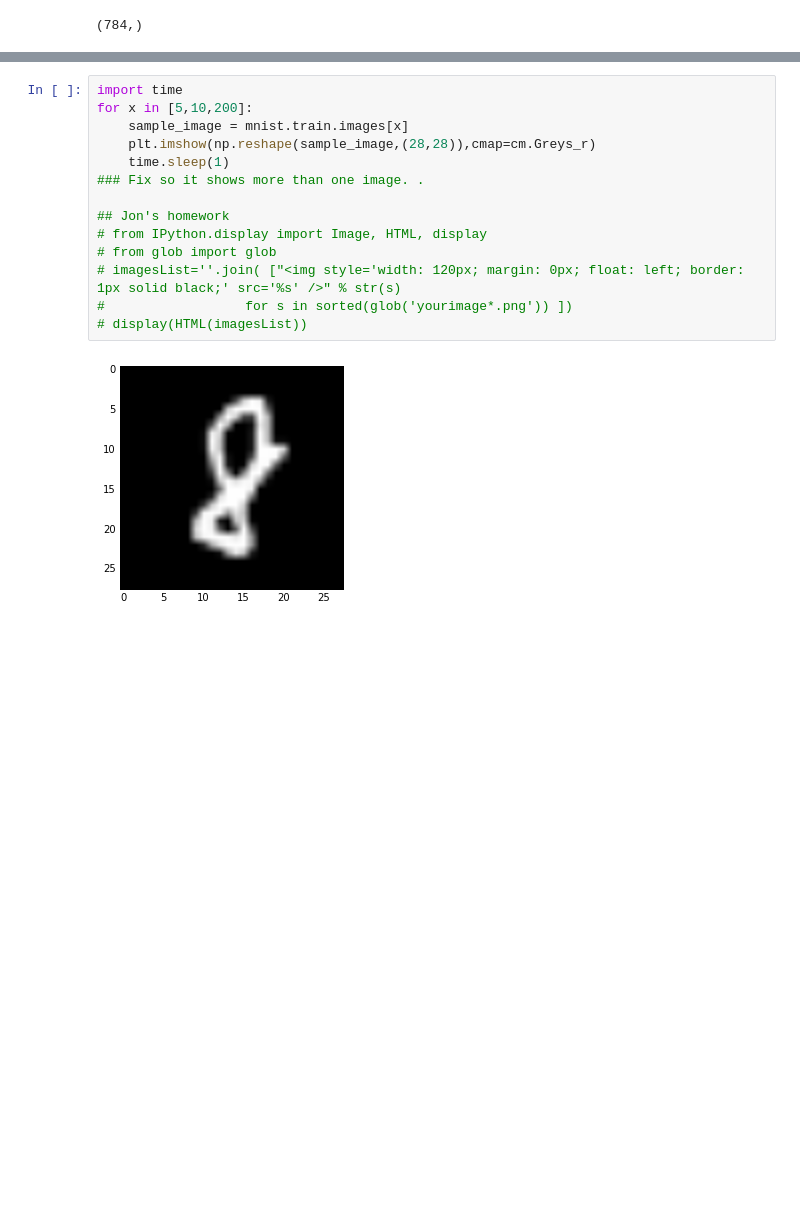
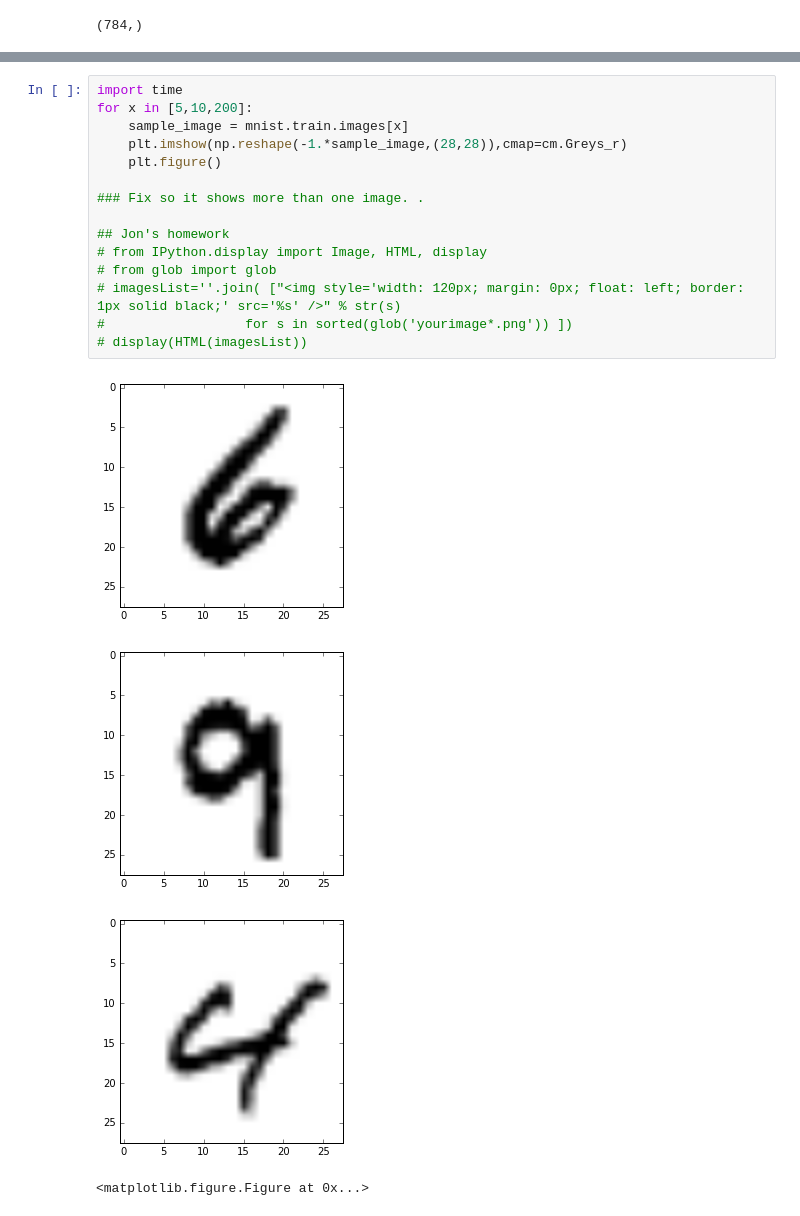
Before and after one commit to dgutman/iPythonNB-Tensorflow-Tutorials, a Jupyter notebook: MNIST TF Demo.ipynb, the cells around one changed output, grey strips where cells are left out. Cells and saved outputs as stored; diff of their text form; blank space fills up the shorter version.

```diff
--- a/MNIST TF Demo.ipynb
+++ b/MNIST TF Demo.ipynb
@@ -31,16 +35,20 @@ plt.imshow(np.reshape(sample_image,(28,28)),cmap=cm.Greys_r)
 # %%
 import time
 for x in [5,10,200]:
     sample_image = mnist.train.images[x]
-    plt.imshow(np.reshape(sample_image,(28,28)),cmap=cm.Greys_r)
-    time.sleep(1)
+    plt.imshow(np.reshape(-1.*sample_image,(28,28)),cmap=cm.Greys_r)
+    plt.figure()
+
 ### Fix so it shows more than one image. .
 
 ## Jon's homework
 # from IPython.display import Image, HTML, display
 # from glob import glob
 # imagesList=''.join( ["<img style='width: 120px; margin: 0px; float: left; border: 1px solid black;' src='%s' />" % str(s)
 #                  for s in sorted(glob('yourimage*.png')) ])
 # display(HTML(imagesList))
 # %% [output]
-[figure, old version]
+[figure, new version]
+[figure, added]
+[figure, added]
+<matplotlib.figure.Figure at 0x...>
```
Also changed, not shown: parts of 10 cells of this notebook.
